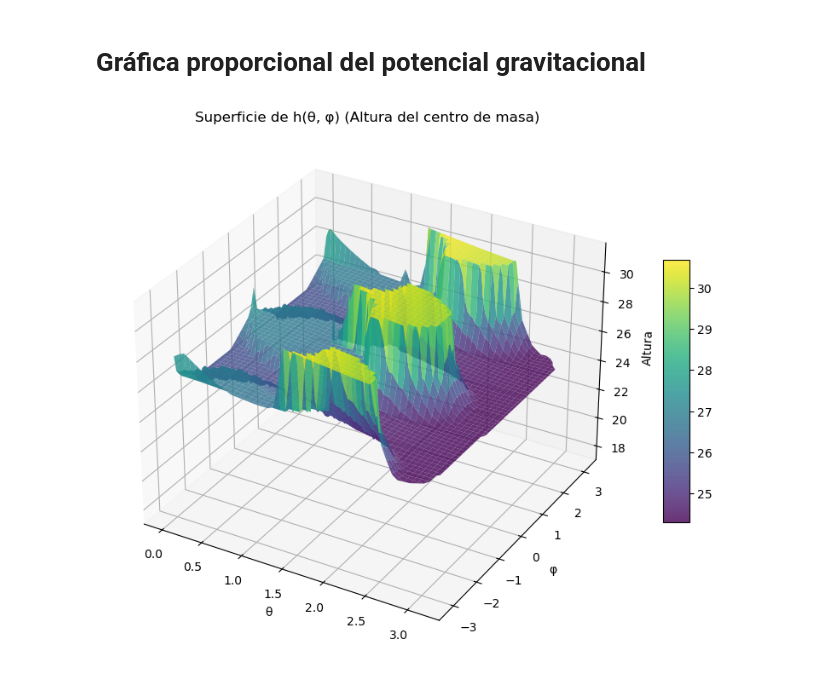
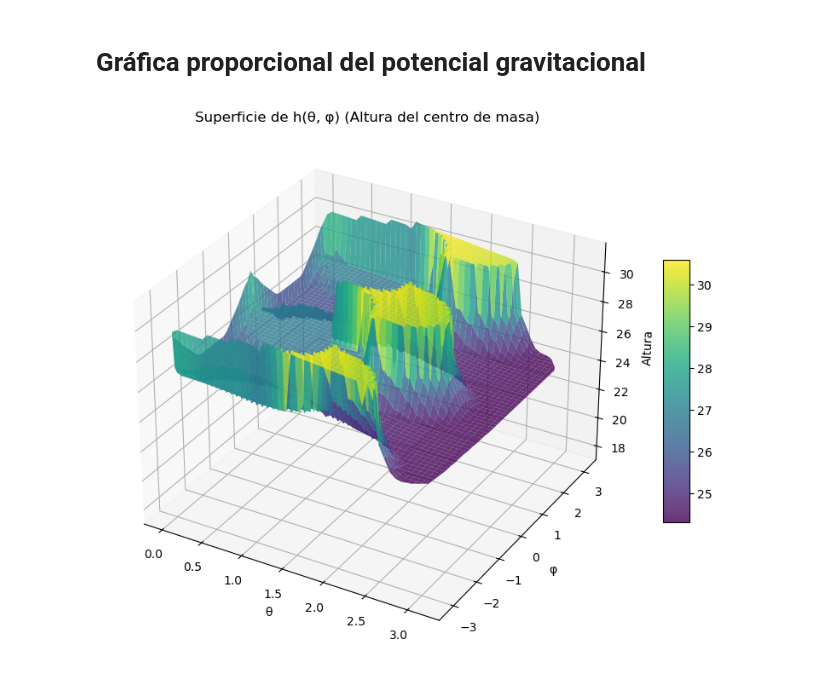
Before and after one commit to D4vidGarcia/TareasRetos25A, a Jupyter notebook: Codigos/Gomboc.ipynb, the cells around one changed output. Saved outputs shown, nothing was run; the diff lists cells and outputs as text; code cells hidden in the pictures.

```diff
--- a/Codigos/Gomboc.ipynb
+++ b/Codigos/Gomboc.ipynb
@@ -220,33 +220,33 @@ Phi: -3.1406006372634097 3.1405801924936476
 # %%
 # --- INTERPOLACIÓN PARA GRAFICAR COMO SUPERFICIE ---
 # Se asume que theta está en [0, π] y phi en [-π, π].
-theta_lin = np.linspace(0, np.pi, 100)
-phi_lin = np.linspace(-np.pi, np.pi, 100)
+theta_lin = np.linspace(0, np.pi, 500)
+phi_lin = np.linspace(-np.pi, np.pi, 1000)
 theta_grid, phi_grid = np.meshgrid(theta_lin, phi_lin)
 
 # Interpolar los valores de alturas (dispersos) sobre la malla regular.
 points = np.column_stack((theta, phi))
 grid_alturas = griddata(points, alturas, (theta_grid, phi_grid), method='linear')
 
 # Definir los límites de Z
 z_min, z_max = min(alturas), max(alturas) + 1
 
 # Filtrar valores fuera del rango deseado
 grid_alturas[(grid_alturas < z_min) | (grid_alturas > z_max)] = np.nan  # Convertirlos en NaN
 
 # --- GRAFICAR LA SUPERFICIE ---
 fig = plt.figure(figsize=(10, 8))
 ax = fig.add_subplot(111, projection='3d')
 
 # Graficar sin los valores fuera de zlim
 surf = ax.plot_surface(theta_grid, phi_grid, grid_alturas, cmap='viridis', edgecolor='none', alpha=0.8)
 
 ax.set_xlabel("θ")
 ax.set_ylabel("φ")
 ax.set_zlabel("Altura")
 ax.set_zlim(z_min, z_max)
 ax.set_title("Superficie de h(θ, φ) (Altura del centro de masa)")
 fig.colorbar(surf, shrink=0.5, aspect=10)
 plt.show()
 # %% [output]
-[figure, old version]
+[figure, new version]
```
Also changed, not shown: 1 other file.
